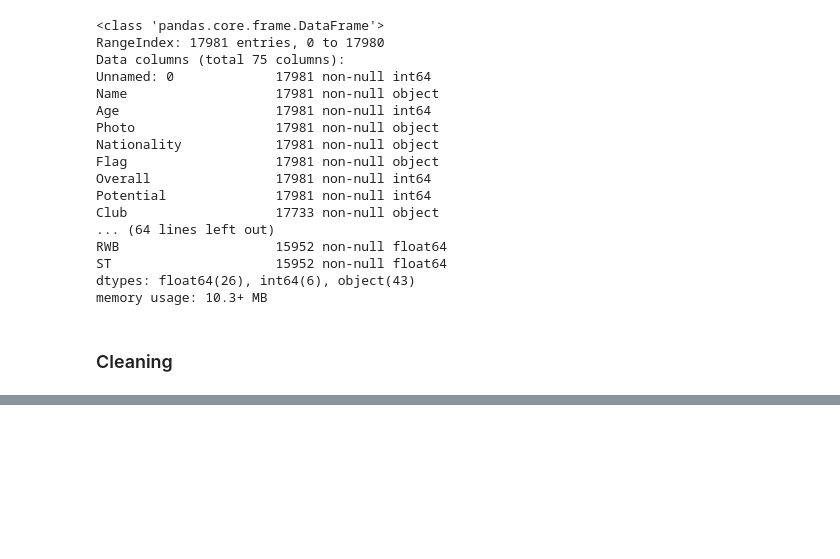
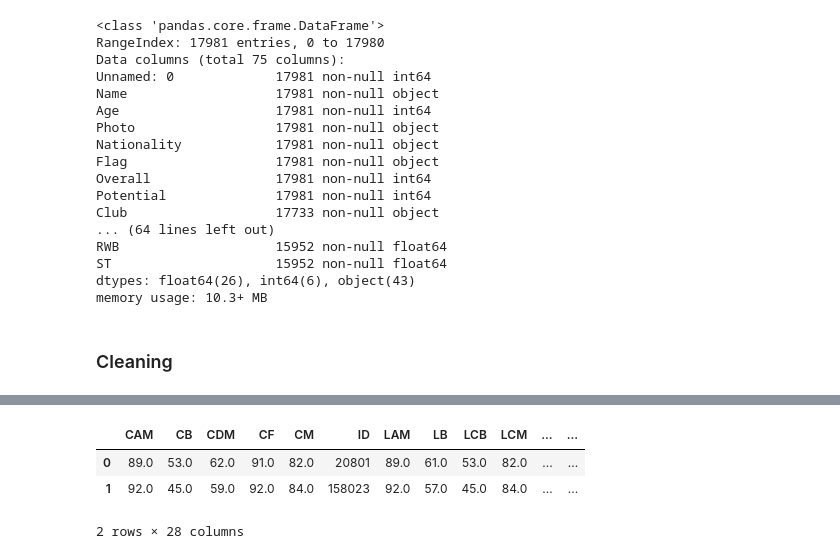
Before and after one commit to rohit-yadav/fifa-18, a Jupyter notebook: fifa18.ipynb, the cells around one changed output, grey strips where cells are left out. Saved outputs shown, nothing was run; the diff lists cells and outputs as text; code cells hidden in the pictures; blank space fills up the shorter version.

Commit message:
Clean: Remove unwanted column(s)

```diff
--- a/fifa18.ipynb
+++ b/fifa18.ipynb
@@ -177,0 +186,5 @@ memory usage: 10.3+ MB
+# %%
+attribute_df = attribute_df.drop(['Unnamed: 0'], axis=1)
+personal_df = personal_df.drop(['Unnamed: 0', 'Unnamed: 0.1'], axis=1)
+position_df = position_df.drop(['Unnamed: 0'], axis=1)
+complete_data_df = complete_data_df.drop(['Unnamed: 0'], axis=1)
@@ -177,0 +206,7 @@ memory usage: 10.3+ MB
+# %%
+position_df.head(2)
+# %% [output]
+|  | CAM | CB | CDM | CF | CM | ID | LAM | LB | LCB | LCM | ... | ... |
+| 0 | 89.0 | 53.0 | 62.0 | 91.0 | 82.0 | 20801 | 89.0 | 61.0 | 53.0 | 82.0 | ... | ... |
+| 1 | 92.0 | 45.0 | 59.0 | 92.0 | 84.0 | 158023 | 92.0 | 57.0 | 45.0 | 84.0 | ... | ... |
+2 rows × 28 columns
```
Also changed, not shown: parts of 5 cells of this notebook, 2 other files.
